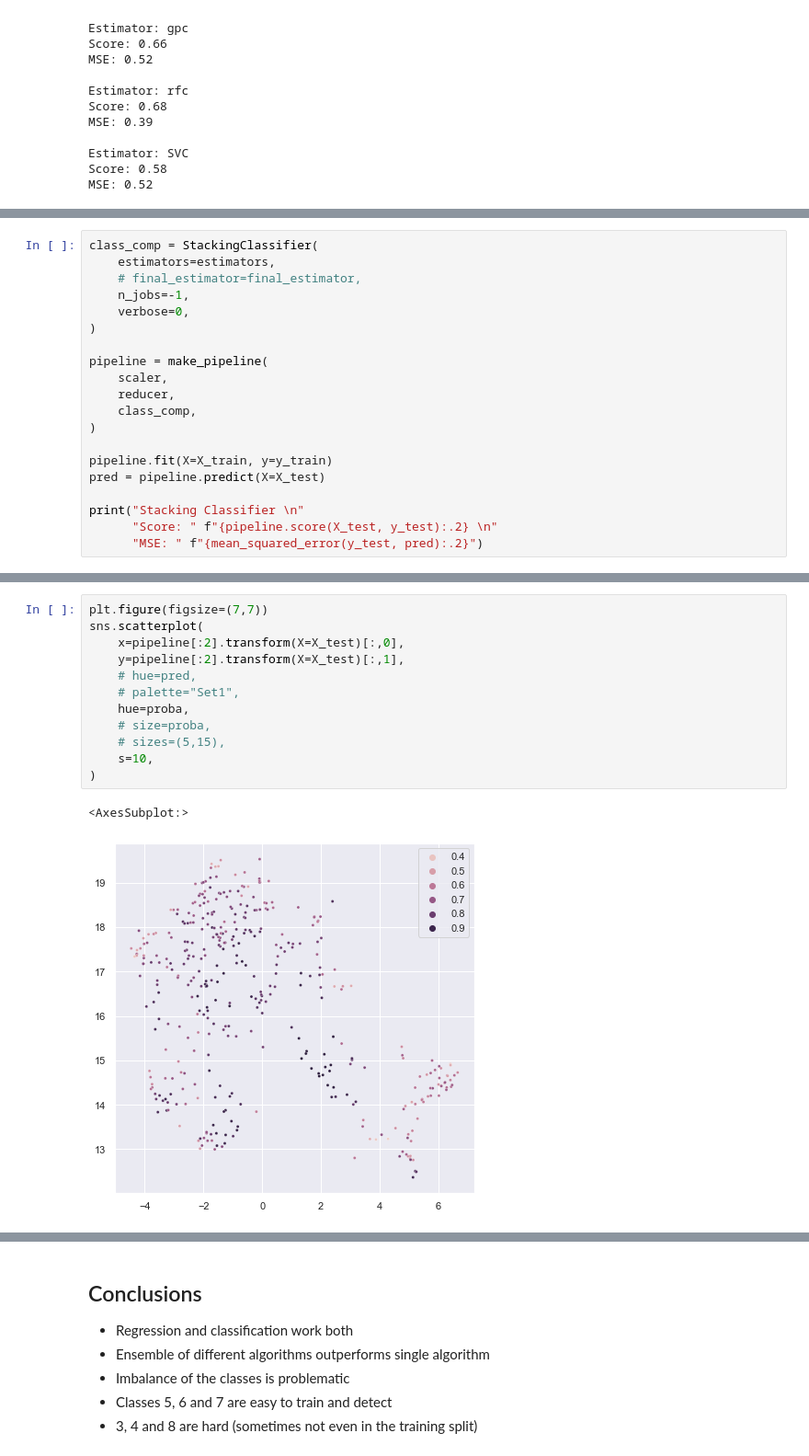
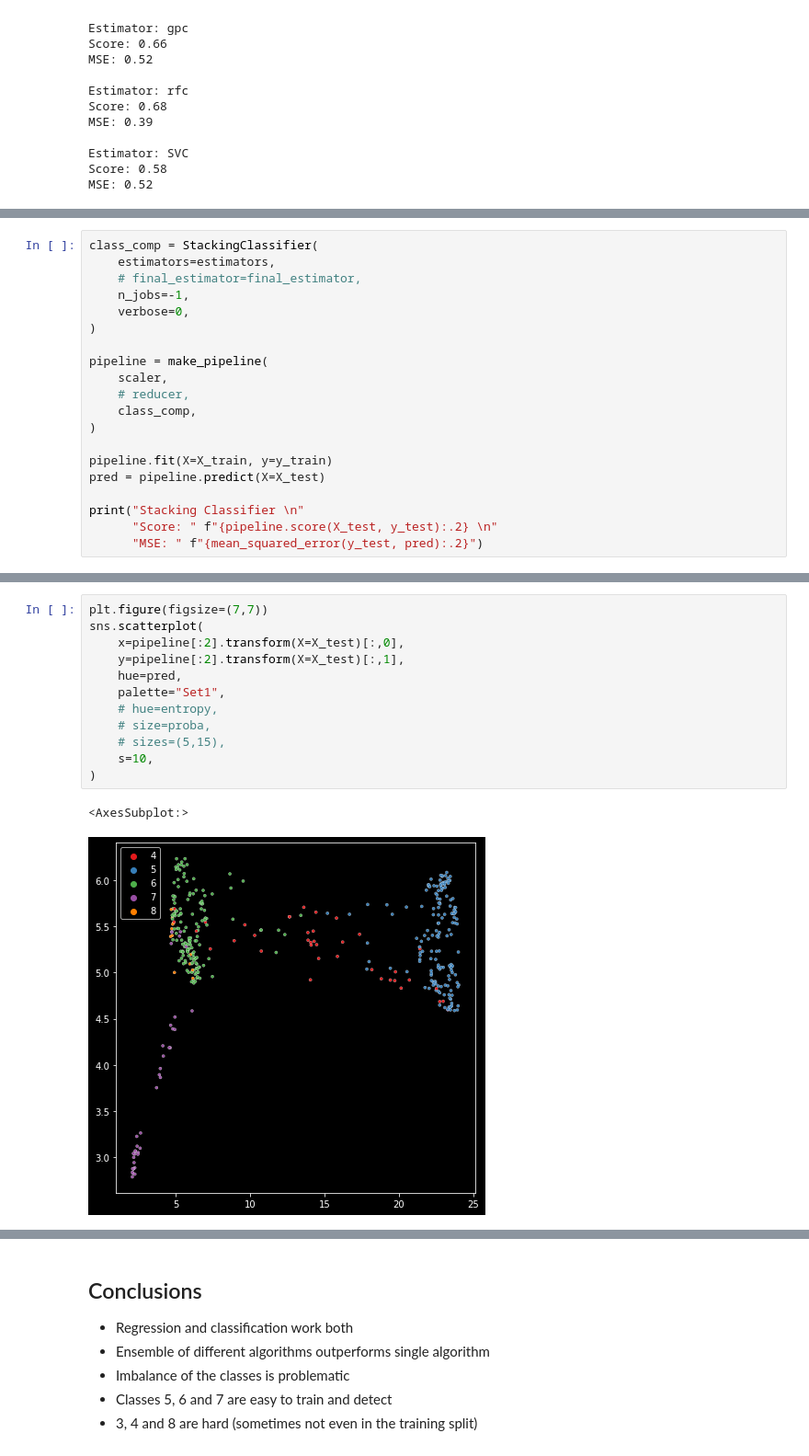
Before and after one commit to SandroMartens/sturdy-bassoon, a Jupyter notebook: Red Wine Quality/analyse.ipynb, the cells around one changed output, grey strips where cells are left out. Shown at 92% size. Saved outputs shown, nothing was run; the diff lists cells and outputs as text.

```diff
--- a/Red Wine Quality/analyse.ipynb
+++ b/Red Wine Quality/analyse.ipynb
@@ -260,7 +260,7 @@ class_comp = StackingClassifier(
 
 pipeline = make_pipeline(
     scaler,
-    reducer,
+    # reducer,
     class_comp,
 )
 
@@ -300,15 +302,15 @@ sns.scatterplot(
 # %%
 plt.figure(figsize=(7,7))
 sns.scatterplot(
     x=pipeline[:2].transform(X=X_test)[:,0],
     y=pipeline[:2].transform(X=X_test)[:,1],
-    # hue=pred,
-    # palette="Set1",
-    hue=proba,
+    hue=pred,
+    palette="Set1",
+    # hue=entropy,
     # size=proba,
     # sizes=(5,15),
     s=10,
 )
 # %% [output]
 <AxesSubplot:>
-[figure, old version]
+[figure, new version]
```
Also changed, not shown: parts of 13 cells of this notebook, 4 other files.
